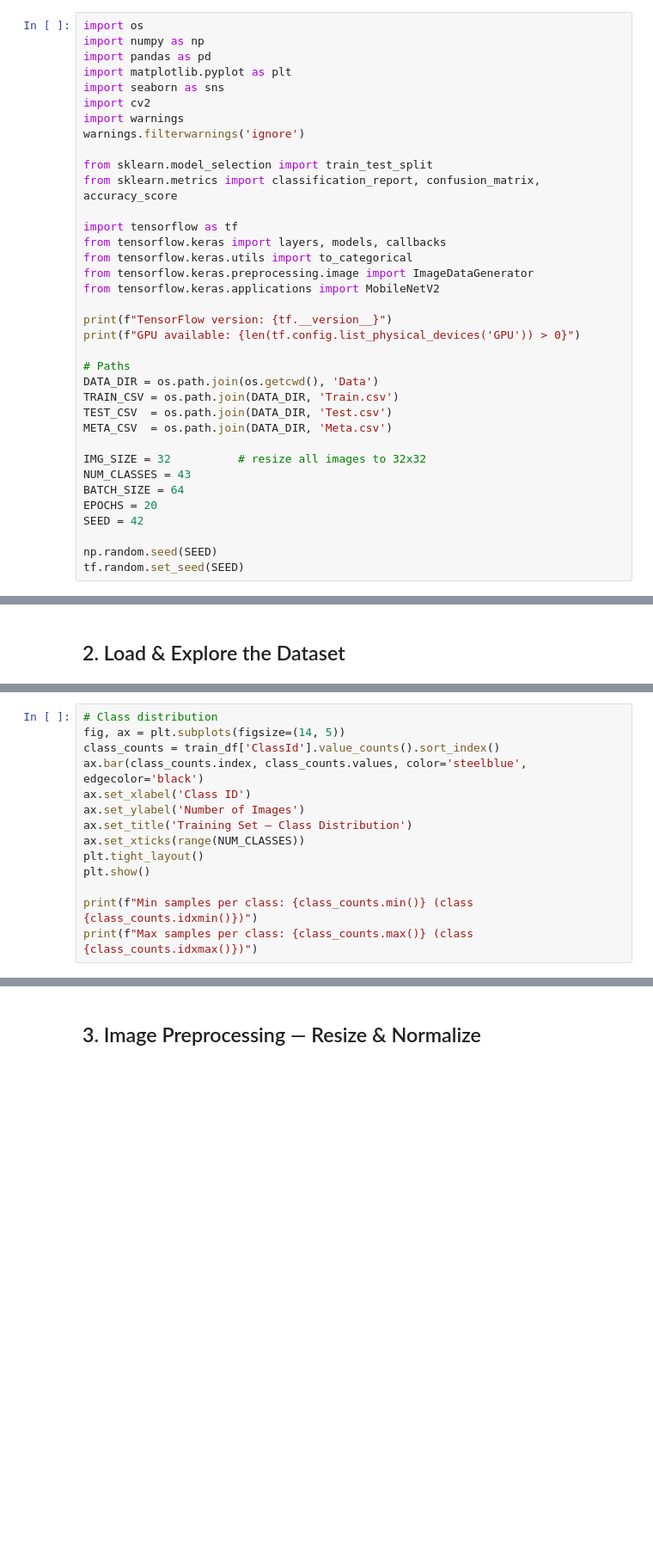
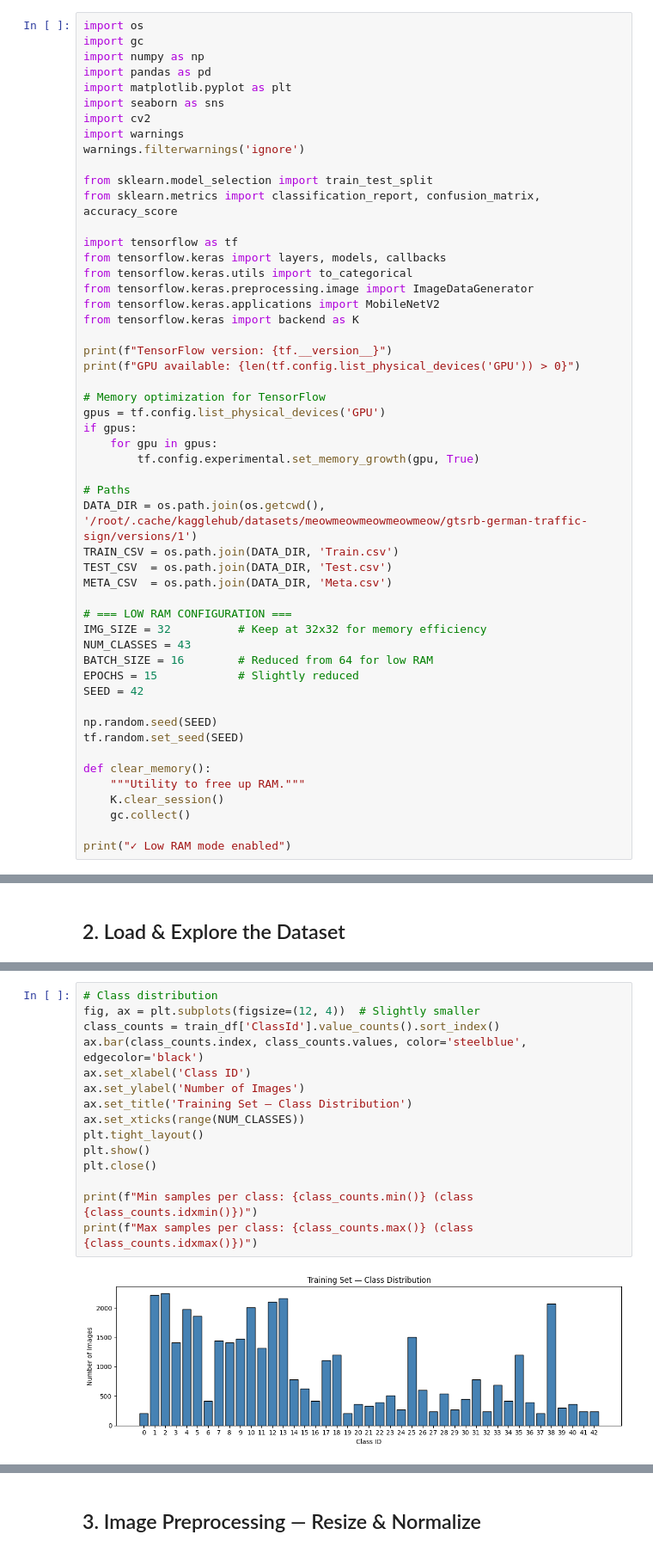
Before and after one commit to Amine-Gharout/elevvo, a Jupyter notebook: Trafic_Recognition/traffic_sign_recognition.ipynb, the cells around one changed output, grey strips where cells are left out. Shown at 86% size. Saved outputs shown, nothing was run; the diff lists cells and outputs as text; blank space fills up the shorter version.

```diff
--- a/Trafic_Recognition/traffic_sign_recognition.ipynb
+++ b/Trafic_Recognition/traffic_sign_recognition.ipynb
@@ -15,6 +24,7 @@
 ## 1. Imports & Configuration
 # %%
 import os
+import gc
 import numpy as np
 import pandas as pd
 import matplotlib.pyplot as plt
@@ -31,21 +41,36 @@ from tensorflow.keras import layers, models, callbacks
 from tensorflow.keras.utils import to_categorical
 from tensorflow.keras.preprocessing.image import ImageDataGenerator
 from tensorflow.keras.applications import MobileNetV2
+from tensorflow.keras import backend as K
 
 print(f"TensorFlow version: {tf.__version__}")
 print(f"GPU available: {len(tf.config.list_physical_devices('GPU')) > 0}")
 
+# Memory optimization for TensorFlow
+gpus = tf.config.list_physical_devices('GPU')
+if gpus:
+    for gpu in gpus:
+        tf.config.experimental.set_memory_growth(gpu, True)
+
 # Paths
-DATA_DIR = os.path.join(os.getcwd(), 'Data')
+DATA_DIR = os.path.join(os.getcwd(), '/root/.cache/kagglehub/datasets/meowmeowmeowmeowmeow/gtsrb-german-traffic-sign/versions/1')
 TRAIN_CSV = os.path.join(DATA_DIR, 'Train.csv')
 TEST_CSV  = os.path.join(DATA_DIR, 'Test.csv')
 META_CSV  = os.path.join(DATA_DIR, 'Meta.csv')
 
-IMG_SIZE = 32          # resize all images to 32x32
+# === LOW RAM CONFIGURATION ===
+IMG_SIZE = 32          # Keep at 32x32 for memory efficiency
 NUM_CLASSES = 43
-BATCH_SIZE = 64
-EPOCHS = 20
+BATCH_SIZE = 16        # Reduced from 64 for low RAM
+EPOCHS = 15            # Slightly reduced
 SEED = 42
 
 np.random.seed(SEED)
 tf.random.set_seed(SEED)
+
+def clear_memory():
+    """Utility to free up RAM."""
+    K.clear_session()
+    gc.collect()
+
+print("✓ Low RAM mode enabled")
@@ -64,14 +116,17 @@ train_df.head()
 # %%
 # Class distribution
-fig, ax = plt.subplots(figsize=(14, 5))
+fig, ax = plt.subplots(figsize=(12, 4))  # Slightly smaller
 class_counts = train_df['ClassId'].value_counts().sort_index()
 ax.bar(class_counts.index, class_counts.values, color='steelblue', edgecolor='black')
 ax.set_xlabel('Class ID')
 ax.set_ylabel('Number of Images')
 ax.set_title('Training Set — Class Distribution')
 ax.set_xticks(range(NUM_CLASSES))
 plt.tight_layout()
 plt.show()
+plt.close()
 
 print(f"Min samples per class: {class_counts.min()} (class {class_counts.idxmin()})")
 print(f"Max samples per class: {class_counts.max()} (class {class_counts.idxmax()})")
+# %% [output]
+[figure, added]
```
Also changed, not shown: parts of 28 cells of this notebook, 3 other files.
